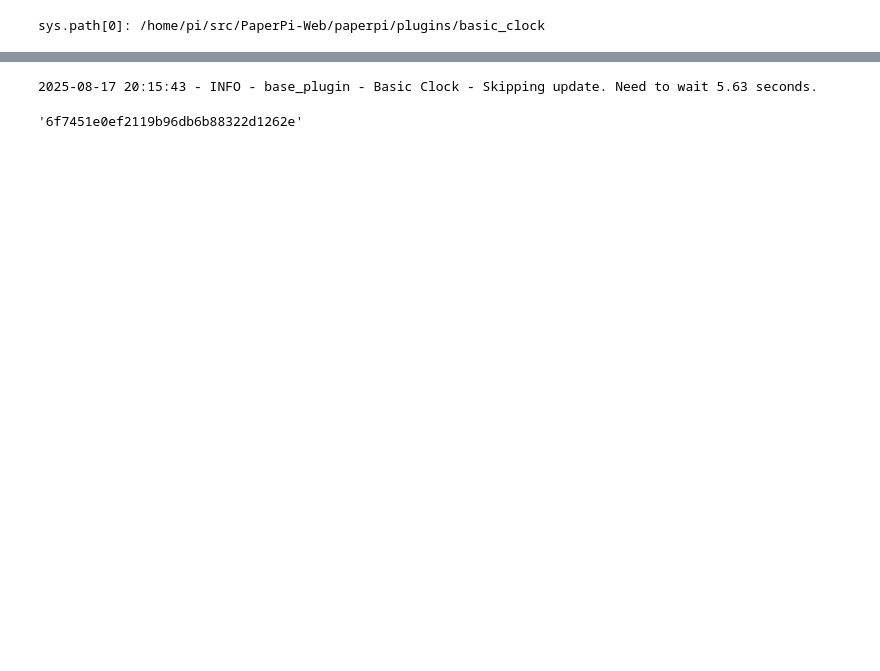
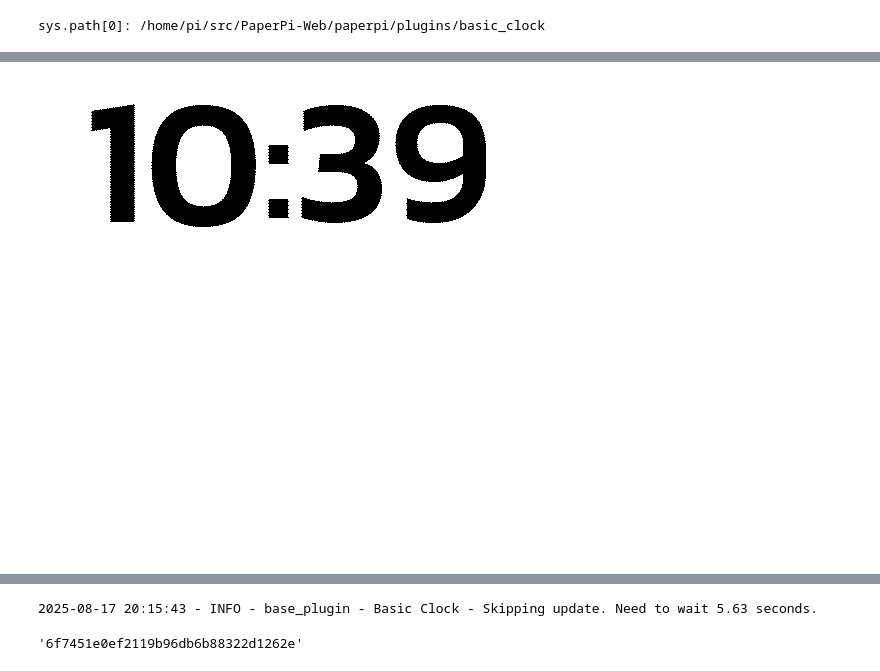
Before and after one commit to txoof/PaperPi-Web, a Jupyter notebook: paperpi/library/plugin_manager.ipynb, the cells around one changed output, grey strips where cells are left out. Saved outputs shown, nothing was run; the diff lists cells and outputs as text; code cells hidden in the pictures; blank space fills up the shorter version.

```diff
--- a/paperpi/library/plugin_manager.ipynb
+++ b/paperpi/library/plugin_manager.ipynb
@@ -463,0 +494,6 @@ p.records[0].obj.update_data()
+# %%
+p._advance_rotation()
+print("FG#2", p._foreground().plugin)
+p._foreground().obj.update()
+p._foreground().obj.image
+# %% [output]
@@ -463,0 +504 @@ p.records[0].obj.update_data()
+[figure, added]
```
Also changed, not shown: parts of 6 cells of this notebook, 1 other file.
